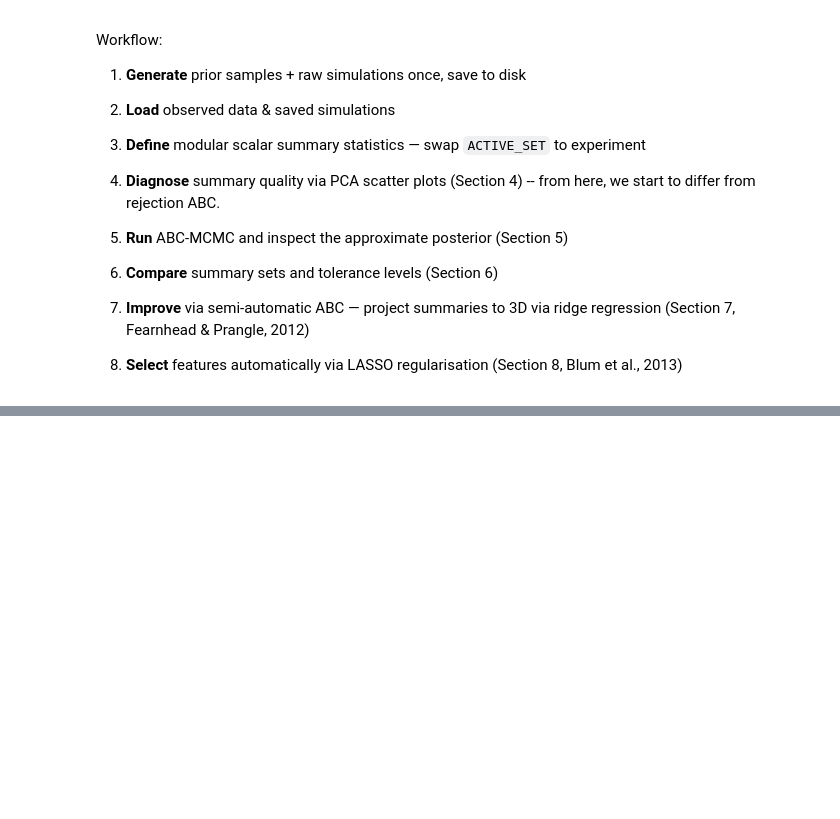
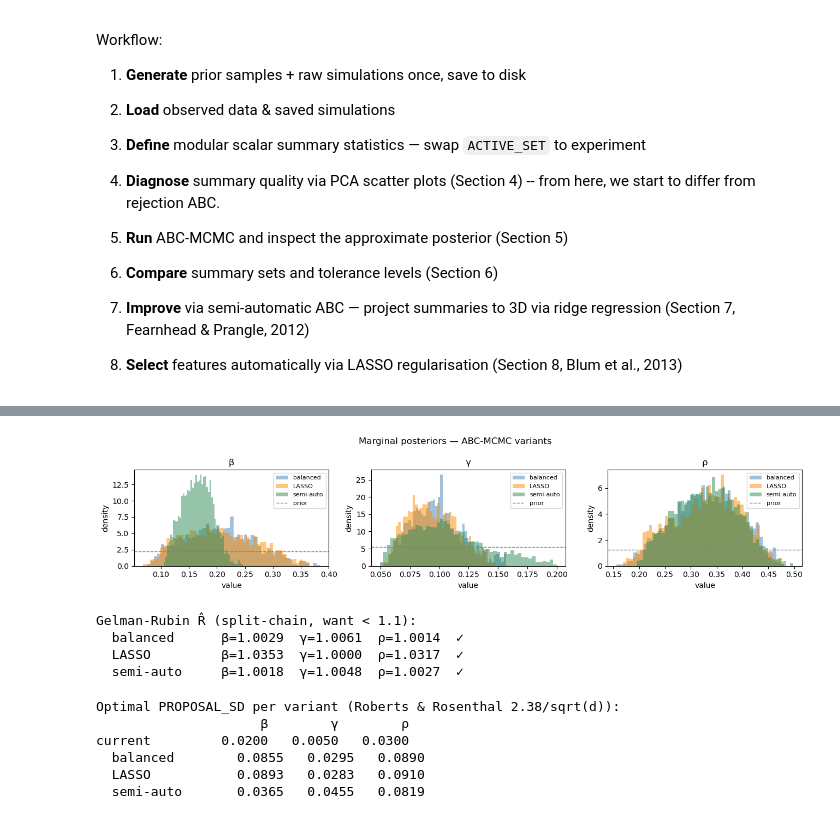
Before and after one commit to Florian-Dreyer/SimulationProject, a Jupyter notebook: notebooks/abc_mcmc.ipynb, the cells around one changed output, grey strips where cells are left out. Drawn from its saved outputs; the diff is of its cells as text; code cells hidden in the pictures; blank space fills up the shorter version.

```diff
--- a/notebooks/abc_mcmc.ipynb
+++ b/notebooks/abc_mcmc.ipynb
@@ -454,0 +347,61 @@ plt.show()
+# %%
+# ── Marginal posteriors ──────────────────────────────────────────────
+fig, axes = plt.subplots(1, 3, figsize=(13, 3))
+colors = {"balanced": "steelblue", "LASSO": "darkorange", "semi-auto": "seagreen"}
+for col, param in enumerate(labels):
+    for name, chain in chains.items():
+        axes[col].hist(chain[burn_in:, col], bins=50, density=True,
+                       alpha=0.5, color=colors[name], label=name)
+    axes[col].axhline(1 / (PRIOR_HIGH[col] - PRIOR_LOW[col]),
+                      color="grey", ls="--", lw=1, label="prior")
+    axes[col].set(title=param, xlabel="value", ylabel="density")
+    axes[col].legend(fontsize=8)
+plt.suptitle("Marginal posteriors — ABC-MCMC variants")
+plt.tight_layout()
+plt.savefig(ROOT / "figures" / "mcmc_posteriors.png", dpi=150, bbox_inches="tight")
+plt.show()
+# %% [output]
+[figure, added]
+# %%
+# ── Gelman-Rubin (split-chain approximation) ───────────────────────
+def gelman_rubin(chains_list, burn_in=0):
+    chains_post = np.array([c[burn_in:] for c in chains_list])  # (M, N, 3)
+    M, N, D     = chains_post.shape
+    chain_means = chains_post.mean(axis=1)
+    grand_mean  = chain_means.mean(axis=0)
+    B = N / (M - 1) * np.sum((chain_means - grand_mean)**2, axis=0)
+    W = np.mean(chains_post.var(axis=1, ddof=1), axis=0)
+    var_hat = (N - 1) / N * W + B / N
+    return np.sqrt(var_hat / W)
+
+labels    = ["β", "γ", "ρ"]
+burn_in   = 1000
+print("Gelman-Rubin R̂ (split-chain, want < 1.1):")
+for name, chain in chains.items():
+    half  = (N_STEPS - burn_in) // 2
+    post  = chain[burn_in:]
+    R_hat = gelman_rubin([post[:half], post[half:]])
+    status = "✓" if np.all(R_hat < 1.1) else "✗"
+    print(f"  {name:12s}  β={R_hat[0]:.4f}  γ={R_hat[1]:.4f}  ρ={R_hat[2]:.4f}  {status}")
+# %% [output]
+Gelman-Rubin R̂ (split-chain, want < 1.1):
+  balanced      β=1.0029  γ=1.0061  ρ=1.0014  ✓
+  LASSO         β=1.0353  γ=1.0000  ρ=1.0317  ✓
+  semi-auto     β=1.0018  γ=1.0048  ρ=1.0027  ✓
+# %%
+# ── Adaptive proposal kernel diagnostic ────────────────────────────
+print("Optimal PROPOSAL_SD per variant (Roberts & Rosenthal 2.38/sqrt(d)):")
+print(f"{'':12s}  {'β':>8} {'γ':>8} {'ρ':>8}")
+print(f"{'current':12s}  {PROPOSAL_SD[0]:>8.4f} {PROPOSAL_SD[1]:>8.4f} {PROPOSAL_SD[2]:>8.4f}")
+for name, chain in chains.items():
+    post    = chain[burn_in:]
+    cov     = np.cov(post.T)
+    opt_sd  = np.sqrt(np.diag(cov)) * 2.38 / np.sqrt(3)
+    print(f"  {name:12s}  {opt_sd[0]:>8.4f} {opt_sd[1]:>8.4f} {opt_sd[2]:>8.4f}")
+# %% [output]
+Optimal PROPOSAL_SD per variant (Roberts & Rosenthal 2.38/sqrt(d)):
+                     β        γ        ρ
+current         0.0200   0.0050   0.0300
+  balanced        0.0855   0.0295   0.0890
+  LASSO           0.0893   0.0283   0.0910
+  semi-auto       0.0365   0.0455   0.0819
```
Also changed, not shown: parts of 28 cells of this notebook, 34 other files.
